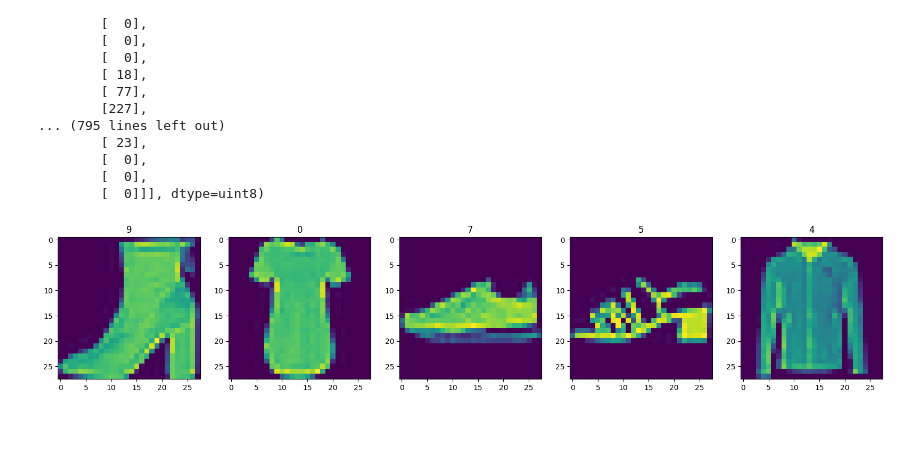
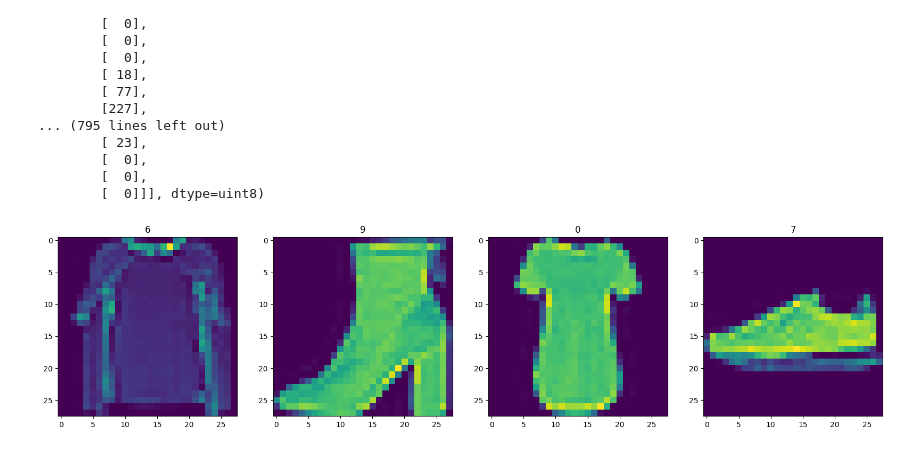
Before and after one commit to Jazbarrionuev0/Generative-Adversarial-Neural-Network, a Jupyter notebook: Generative-Adversarial-Neural-Network.ipynb, the cells around one changed output. Saved outputs shown, nothing was run; the diff lists cells and outputs as text; code cells hidden in the pictures; blank space fills up the shorter version.

```diff
--- a/Generative-Adversarial-Neural-Network.ipynb
+++ b/Generative-Adversarial-Neural-Network.ipynb
@@ -57,13 +57,13 @@ array([[[  0],
         [  0],
         [  0]]], dtype=uint8)
 # %%
-fig, ax = plt.subplots(ncols=5, figsize=(20,20))
-for idx in range(5):
+fig, ax = plt.subplots(ncols=4, figsize=(20,20))
+for idx in range(4):
     sample = dataiterator.next()
     ax[idx].imshow(np.squeeze(sample['image']))
     ax[idx].title.set_text(sample['label'])
 # %% [output]
-[figure, old version]
+[figure, new version]
 # %%
 def scale_images(data):
     image = data['image']
```
Also changed, not shown: parts of 7 cells of this notebook.
